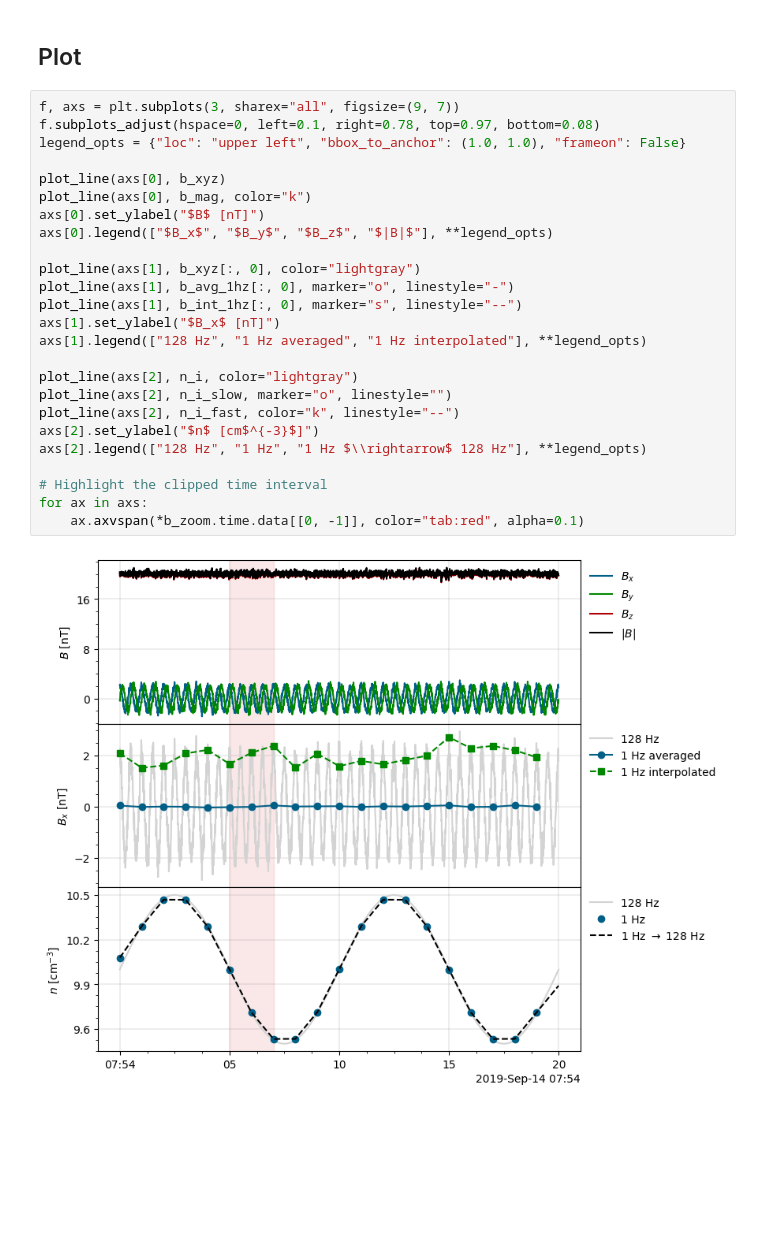
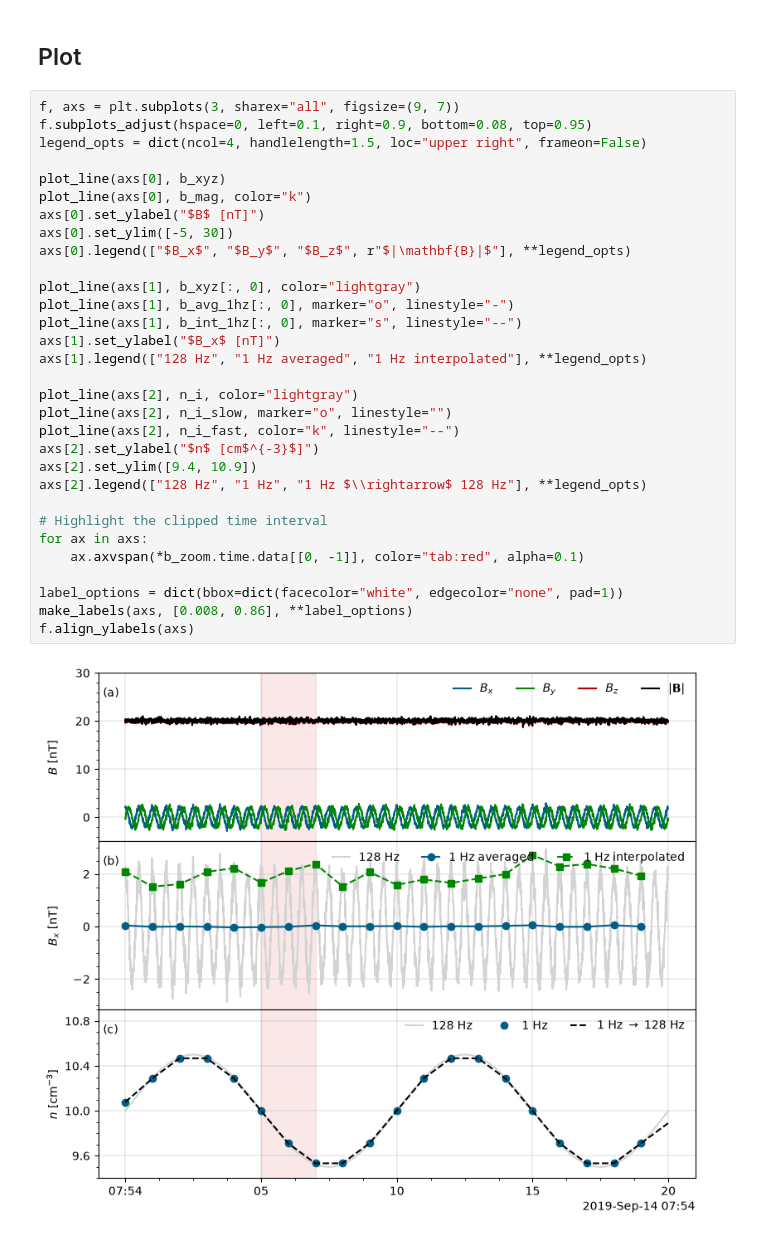
Before and after one commit to louis-richard/irfu-python, a Jupyter notebook: docs/examples/03_pyrf/example_pyrf_time_series.ipynb, the cells around one changed output. Saved outputs shown, nothing was run; the diff lists cells and outputs as text; blank space fills up the shorter version.

```diff
--- a/docs/examples/03_pyrf/example_pyrf_time_series.ipynb
+++ b/docs/examples/03_pyrf/example_pyrf_time_series.ipynb
@@ -235,28 +234,34 @@ True
 ## Plot
 # %%
 f, axs = plt.subplots(3, sharex="all", figsize=(9, 7))
-f.subplots_adjust(hspace=0, left=0.1, right=0.78, top=0.97, bottom=0.08)
-legend_opts = {"loc": "upper left", "bbox_to_anchor": (1.0, 1.0), "frameon": False}
+f.subplots_adjust(hspace=0, left=0.1, right=0.9, bottom=0.08, top=0.95)
+legend_opts = dict(ncol=4, handlelength=1.5, loc="upper right", frameon=False)
 
 plot_line(axs[0], b_xyz)
 plot_line(axs[0], b_mag, color="k")
 axs[0].set_ylabel("$B$ [nT]")
-axs[0].legend(["$B_x$", "$B_y$", "$B_z$", "$|B|$"], **legend_opts)
+axs[0].set_ylim([-5, 30])
+axs[0].legend(["$B_x$", "$B_y$", "$B_z$", r"$|\mathbf{B}|$"], **legend_opts)
 
 plot_line(axs[1], b_xyz[:, 0], color="lightgray")
 plot_line(axs[1], b_avg_1hz[:, 0], marker="o", linestyle="-")
 plot_line(axs[1], b_int_1hz[:, 0], marker="s", linestyle="--")
 axs[1].set_ylabel("$B_x$ [nT]")
 axs[1].legend(["128 Hz", "1 Hz averaged", "1 Hz interpolated"], **legend_opts)
 
 plot_line(axs[2], n_i, color="lightgray")
 plot_line(axs[2], n_i_slow, marker="o", linestyle="")
 plot_line(axs[2], n_i_fast, color="k", linestyle="--")
 axs[2].set_ylabel("$n$ [cm$^{-3}$]")
+axs[2].set_ylim([9.4, 10.9])
 axs[2].legend(["128 Hz", "1 Hz", "1 Hz $\\rightarrow$ 128 Hz"], **legend_opts)
 
 # Highlight the clipped time interval
 for ax in axs:
     ax.axvspan(*b_zoom.time.data[[0, -1]], color="tab:red", alpha=0.1)
+
+label_options = dict(bbox=dict(facecolor="white", edgecolor="none", pad=1))
+make_labels(axs, [0.008, 0.86], **label_options)
+f.align_ylabels(axs)
 # %% [output]
-[figure, old version]
+[figure, new version]
```
Also changed, not shown: parts of 2 cells of this notebook.
